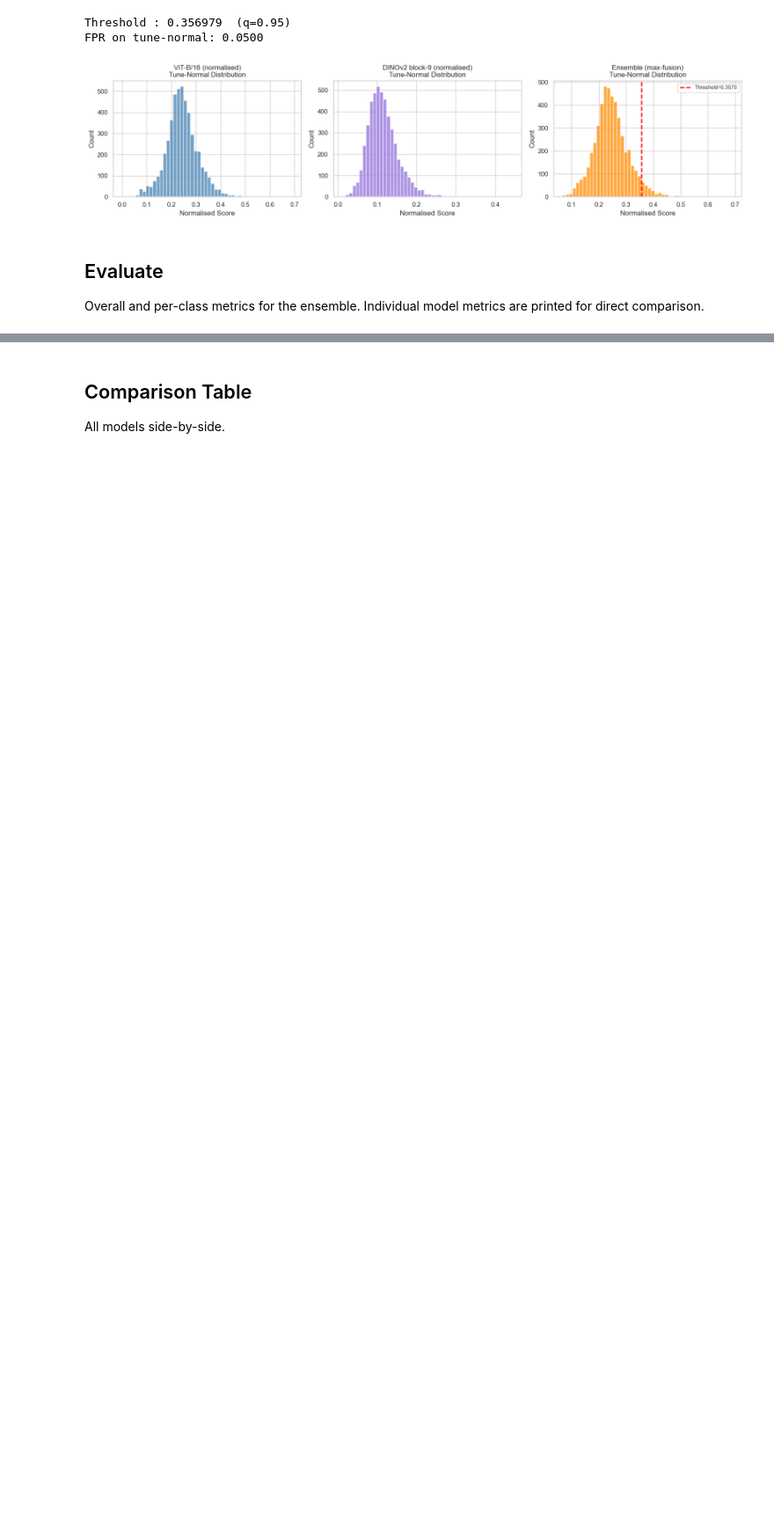
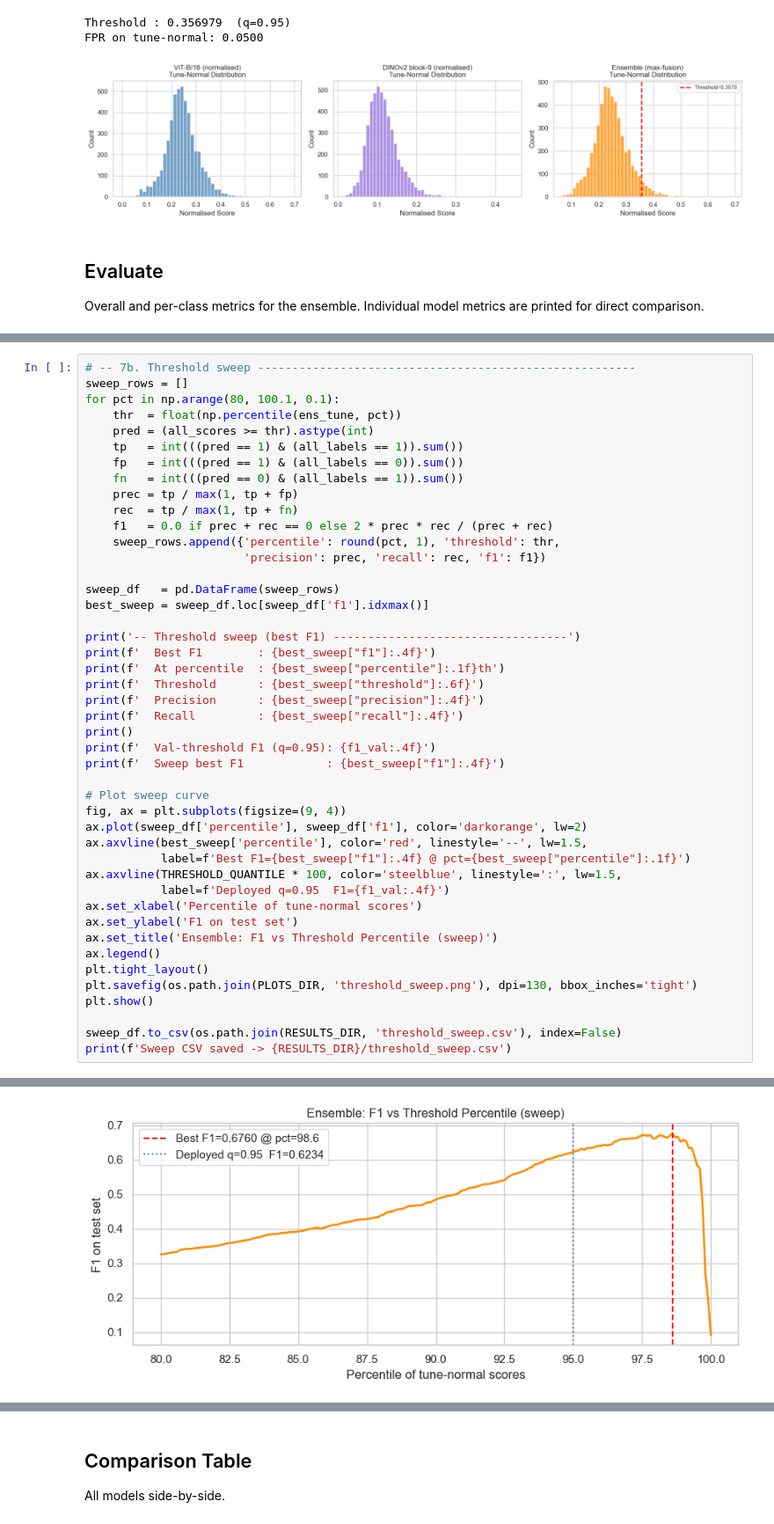
Before and after one commit to henreads/DeepLearning-Group8, a Jupyter notebook: experiments/anomaly_detection/patchcore/dinov2_vit_b14/x224/ensemble.ipynb, the cells around one changed output, grey strips where cells are left out. Shown at 88% size. Drawn from its saved outputs; the diff is of its cells as text; blank space fills up the shorter version.

```diff
--- a/experiments/anomaly_detection/patchcore/dinov2_vit_b14/x224/ensemble.ipynb
+++ b/experiments/anomaly_detection/patchcore/dinov2_vit_b14/x224/ensemble.ipynb
@@ -364,0 +369,46 @@ Threshold: 0.356979  (q=0.95)
+# %%
+# -- 7b. Threshold sweep -------------------------------------------------------
+sweep_rows = []
+for pct in np.arange(80, 100.1, 0.1):
+    thr  = float(np.percentile(ens_tune, pct))
+    pred = (all_scores >= thr).astype(int)
+    tp   = int(((pred == 1) & (all_labels == 1)).sum())
+    fp   = int(((pred == 1) & (all_labels == 0)).sum())
+    fn   = int(((pred == 0) & (all_labels == 1)).sum())
+    prec = tp / max(1, tp + fp)
+    rec  = tp / max(1, tp + fn)
+    f1   = 0.0 if prec + rec == 0 else 2 * prec * rec / (prec + rec)
+    sweep_rows.append({'percentile': round(pct, 1), 'threshold': thr,
+                       'precision': prec, 'recall': rec, 'f1': f1})
+
+sweep_df   = pd.DataFrame(sweep_rows)
+best_sweep = sweep_df.loc[sweep_df['f1'].idxmax()]
+
+print('-- Threshold sweep (best F1) ----------------------------------')
+print(f'  Best F1        : {best_sweep["f1"]:.4f}')
+print(f'  At percentile  : {best_sweep["percentile"]:.1f}th')
+print(f'  Threshold      : {best_sweep["threshold"]:.6f}')
+print(f'  Precision      : {best_sweep["precision"]:.4f}')
+print(f'  Recall         : {best_sweep["recall"]:.4f}')
+print()
+print(f'  Val-threshold F1 (q=0.95): {f1_val:.4f}')
+print(f'  Sweep best F1            : {best_sweep["f1"]:.4f}')
+
+# Plot sweep curve
+fig, ax = plt.subplots(figsize=(9, 4))
+ax.plot(sweep_df['percentile'], sweep_df['f1'], color='darkorange', lw=2)
+ax.axvline(best_sweep['percentile'], color='red', linestyle='--', lw=1.5,
+           label=f'Best F1={best_sweep["f1"]:.4f} @ pct={best_sweep["percentile"]:.1f}')
+ax.axvline(THRESHOLD_QUANTILE * 100, color='steelblue', linestyle=':', lw=1.5,
+           label=f'Deployed q=0.95  F1={f1_val:.4f}')
+ax.set_xlabel('Percentile of tune-normal scores')
+ax.set_ylabel('F1 on test set')
+ax.set_title('Ensemble: F1 vs Threshold Percentile (sweep)')
+ax.legend()
+plt.tight_layout()
+plt.savefig(os.path.join(PLOTS_DIR, 'threshold_sweep.png'), dpi=130, bbox_inches='tight')
+plt.show()
+
+sweep_df.to_csv(os.path.join(RESULTS_DIR, 'threshold_sweep.csv'), index=False)
+print(f'Sweep CSV saved -> {RESULTS_DIR}/threshold_sweep.csv')
+# %% [output]
@@ -364,0 +424 @@ Threshold: 0.356979  (q=0.95)
+[figure, added]
```
Also changed, not shown: parts of 26 cells of this notebook, 21 other files.
